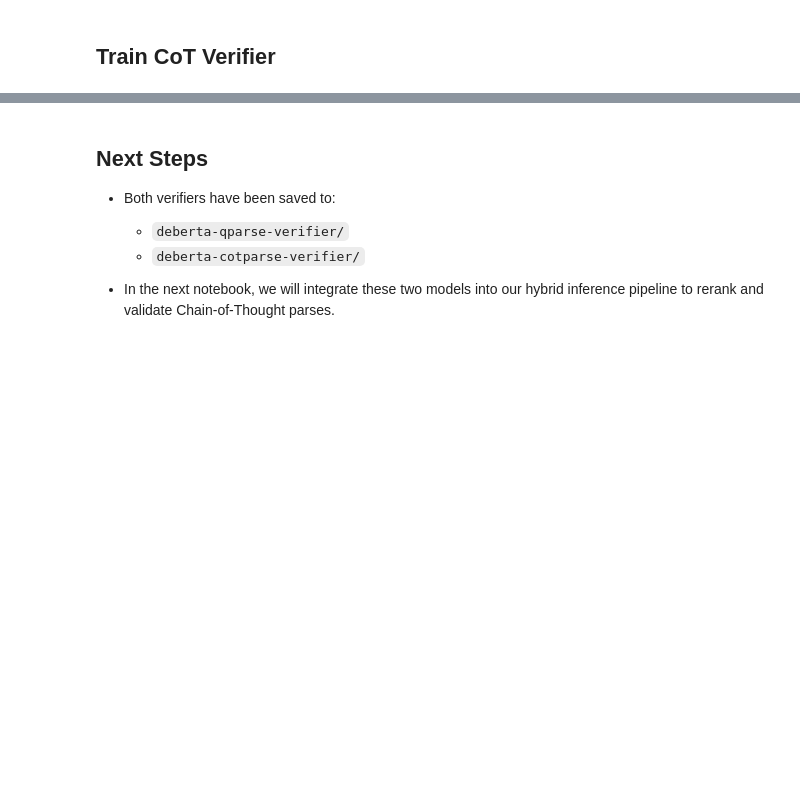
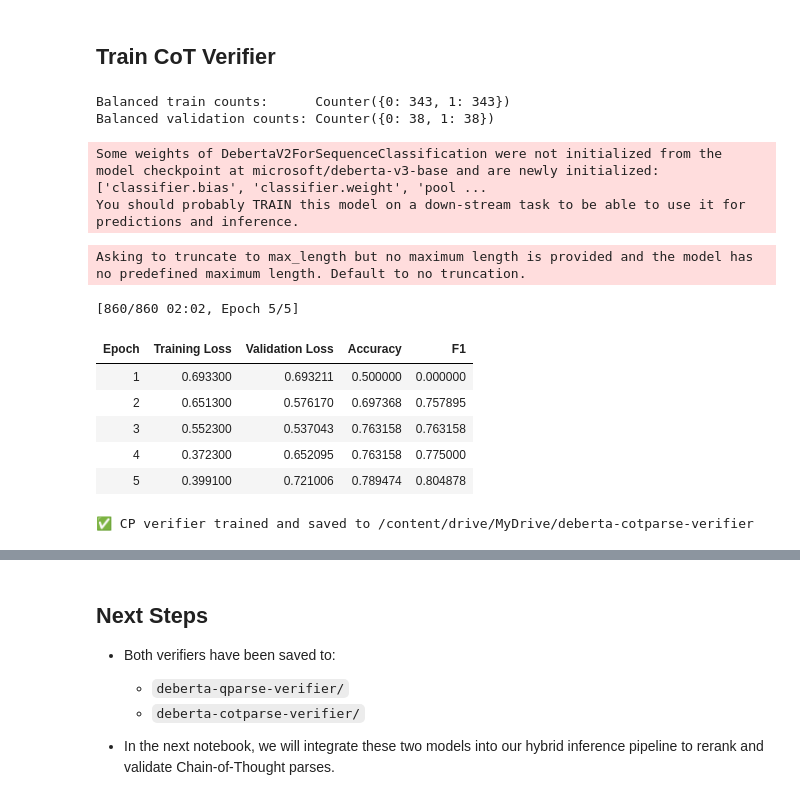
Before and after one commit to CoKn/LLM-for-Structural-Reasoning, a Jupyter notebook: 9_Training Two Seperate Verifiers.ipynb, the cells around one changed output, grey strips where cells are left out. Saved outputs shown, nothing was run; the diff lists cells and outputs as text; code cells hidden in the pictures; blank space fills up the shorter version.

```diff
--- a/9_Training Two Seperate Verifiers.ipynb
+++ b/9_Training Two Seperate Verifiers.ipynb
@@ -352,8 +408,20 @@ LEARNING_RATE    = 1e-5
 DEVICE           = torch.device("cuda" if torch.cuda.is_available() else "cpu")
 
 # 1) Load Dataset
-ds = load_dataset("json",
-                  data_files={"train": TRAIN_FILE_CP, "validation": DEV_FILE_CP})
+def load_jsonl(path):
+    with open(path, "r") as f:
+       return [json.loads(line) for line in f]
+
+train_data = load_jsonl(TRAIN_FILE_QP)
+val_data   = load_jsonl(DEV_FILE_QP)
+
+ds = DatasetDict({
+    "train": Dataset.from_list(train_data),
+    "validation": Dataset.from_list(val_data)
+})
+
+
+#ds = load_dataset("json",data_files={"train": TRAIN_FILE_CP, "validation": DEV_FILE_CP})
 
 # 2) Balance a split function
 def balance_split(split_ds):
@@ -413,30 +481,44 @@ def compute_metrics(p):
 training_args = TrainingArguments(
     output_dir=OUTPUT_DIR,
     eval_strategy="epoch",
     save_strategy="epoch",
     per_device_train_batch_size=BATCH_SIZE,
     per_device_eval_batch_size=BATCH_SIZE * 2,
     learning_rate=LEARNING_RATE,
     num_train_epochs=NUM_EPOCHS,
     load_best_model_at_end=True,
     metric_for_best_model="f1",
     logging_steps=50,
     fp16=True,
     report_to="none"
 )
 
 trainer = Trainer(
     model=model,
     args=training_args,
     train_dataset=tok_ds["train"],
     eval_dataset=tok_ds["validation"],
     tokenizer=tokenizer,
     data_collator=data_collator,
     compute_metrics=compute_metrics,
 )
 
 # 7) Train & Save
 trainer.train()
 trainer.save_model(OUTPUT_DIR)
 tokenizer.save_pretrained(OUTPUT_DIR)
 print("✅ CP verifier trained and saved to", OUTPUT_DIR)
+# %% [output]
+Balanced train counts:      Counter({0: 343, 1: 343})
+Balanced validation counts: Counter({0: 38, 1: 38})
+Some weights of DebertaV2ForSequenceClassification were not initialized from the model checkpoint at microsoft/deberta-v3-base and are newly initialized: ['classifier.bias', 'classifier.weight', 'pool ...
+You should probably TRAIN this model on a down-stream task to be able to use it for predictions and inference.
+Asking to truncate to max_length but no maximum length is provided and the model has no predefined maximum length. Default to no truncation.
+[860/860 02:02, Epoch 5/5]
+| Epoch | Training Loss | Validation Loss | Accuracy | F1 |
+| 1 | 0.693300 | 0.693211 | 0.500000 | 0.000000 |
+| 2 | 0.651300 | 0.576170 | 0.697368 | 0.757895 |
+| 3 | 0.552300 | 0.537043 | 0.763158 | 0.763158 |
+| 4 | 0.372300 | 0.652095 | 0.763158 | 0.775000 |
+| 5 | 0.399100 | 0.721006 | 0.789474 | 0.804878 |
+✅ CP verifier trained and saved to /content/drive/MyDrive/deberta-cotparse-verifier
```
Also changed, not shown: parts of 9 cells of this notebook.
